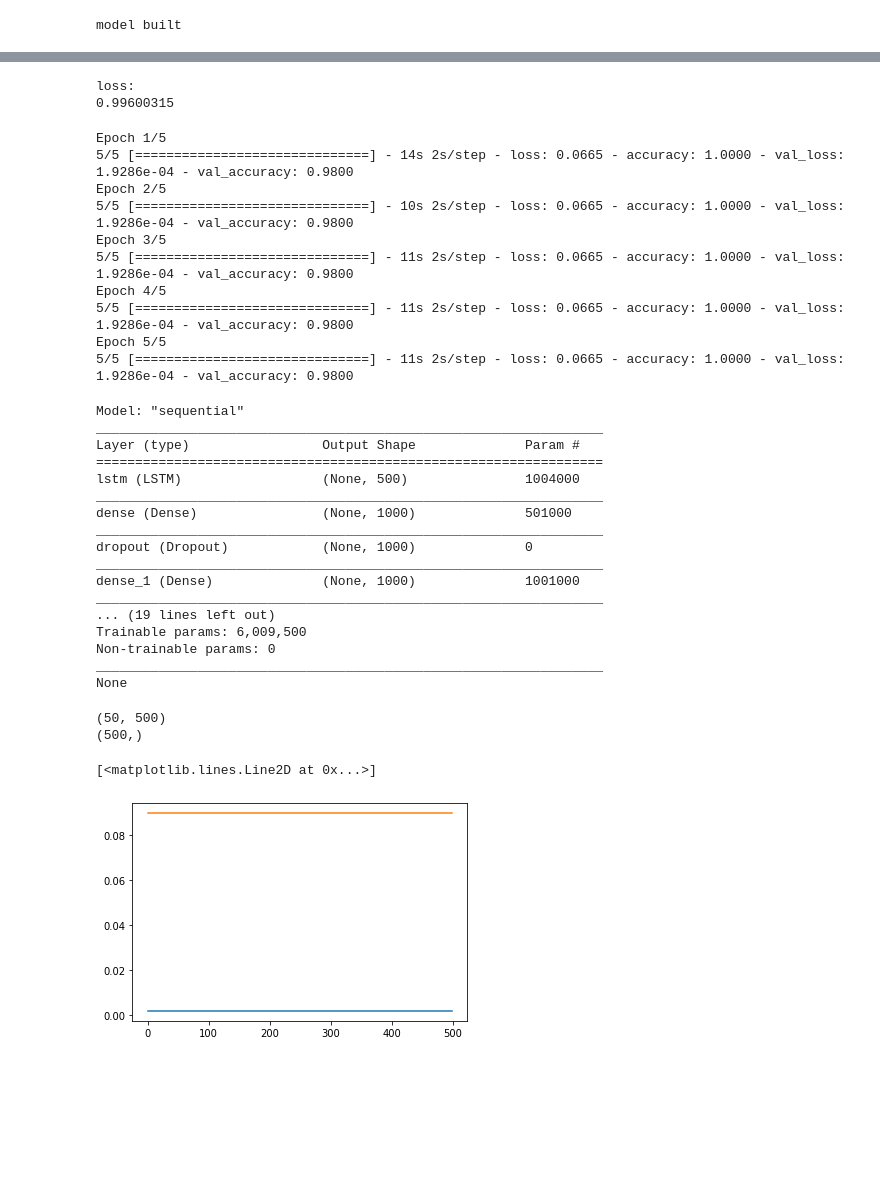
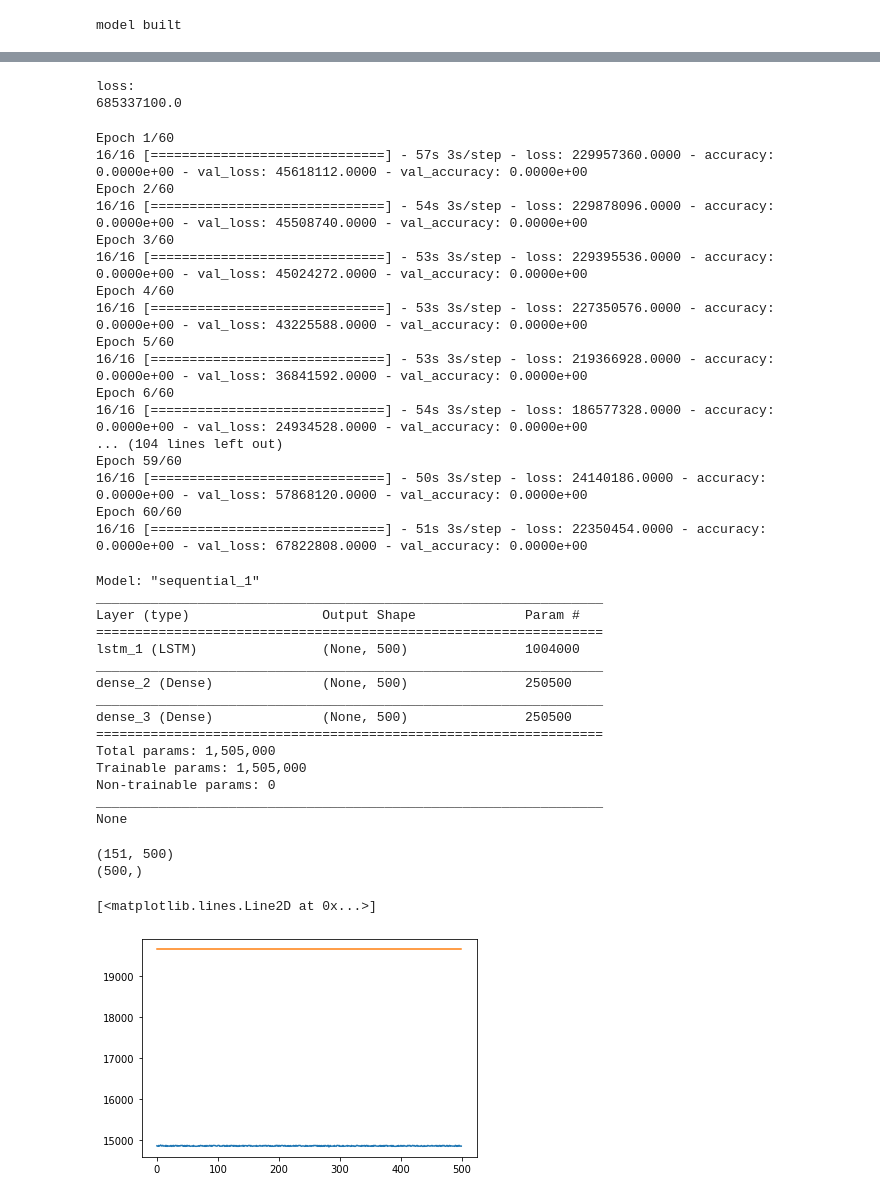
Before and after one commit to Upadhyaya-Group/ml_qubit, a Jupyter notebook: LSTM_mk3.ipynb, the cells around one changed output, grey strips where cells are left out. Cells and saved outputs as stored; diff of their text form; code cells hidden in the pictures; blank space fills up the shorter version.

Commit message:
Updated model and training to paper's specifications

```diff
--- a/LSTM_mk3.ipynb
+++ b/LSTM_mk3.ipynb
@@ -105,22 +105,10 @@ model = tf.keras.models.Sequential()
 model.add(LSTM(training_point_number));
 
 
-model.add(Dense(training_point_number*2,activation='relu'));
-model.add(Dropout(0.2));
-model.add(Dense(training_point_number*2,activation='relu'));
-model.add(Dropout(0.2));
-
-model.add(Dense(training_point_number*2,activation='relu'));
-model.add(Dropout(0.2));
-
-model.add(Dense(training_point_number*2,activation='relu'));
-model.add(Dropout(0.2));
-model.add(ELU(training_point_number*2));
-model.add(Dense(training_point_number*2,activation='relu'));
-model.add(Dropout(0.2));
+model.add(Dense(training_point_number,activation='tanh'));
 
 
-model.add(Dense(training_point_number,activation='softmax'));
+model.add(Dense(training_point_number,activation='exponential'));
 
 
 print("model built");
@@ -165,63 +153,69 @@ shape: (50, 500)
 # get the loss function as a MeanSquaredError loss from tf.keras.losses.
 loss_fn = tf.keras.losses.MeanSquaredError();
 
-
 print("loss:");
 print(loss_fn(y_train[0],predictions[0]).numpy());
 # %% [output]
 loss:
-0.99600315
+685337100.0
 # %%
-opt = tf.keras.optimizers.Adam(learning_rate=1e-3);
+opt = tf.keras.optimizers.Adam(learning_rate=1e-5);
 
 model.compile(loss=loss_fn,optimizer=opt,metrics=['accuracy']);
 # %%
-model.fit(x_train,y_train,epochs=5,validation_data=(x_test,y_test), batch_size=10);
+model.fit(x_train,y_train,epochs=15,validation_data=(x_test,y_test), batch_size=10);
 # %% [output]
-Epoch 1/5
-5/5 [==============================] - 14s 2s/step - loss: 0.0665 - accuracy: 1.0000 - val_loss: 1.9286e-04 - val_accuracy: 0.9800
-Epoch 2/5
-5/5 [==============================] - 10s 2s/step - loss: 0.0665 - accuracy: 1.0000 - val_loss: 1.9286e-04 - val_accuracy: 0.9800
-Epoch 3/5
-5/5 [==============================] - 11s 2s/step - loss: 0.0665 - accuracy: 1.0000 - val_loss: 1.9286e-04 - val_accuracy: 0.9800
-Epoch 4/5
-5/5 [==============================] - 11s 2s/step - loss: 0.0665 - accuracy: 1.0000 - val_loss: 1.9286e-04 - val_accuracy: 0.9800
-Epoch 5/5
-5/5 [==============================] - 11s 2s/step - loss: 0.0665 - accuracy: 1.0000 - val_loss: 1.9286e-04 - val_accuracy: 0.9800
+Epoch 1/60
+16/16 [==============================] - 57s 3s/step - loss: 229957360.0000 - accuracy: 0.0000e+00 - val_loss: 45618112.0000 - val_accuracy: 0.0000e+00
+Epoch 2/60
+16/16 [==============================] - 54s 3s/step - loss: 229878096.0000 - accuracy: 0.0000e+00 - val_loss: 45508740.0000 - val_accuracy: 0.0000e+00
+Epoch 3/60
+16/16 [==============================] - 53s 3s/step - loss: 229395536.0000 - accuracy: 0.0000e+00 - val_loss: 45024272.0000 - val_accuracy: 0.0000e+00
+Epoch 4/60
+16/16 [==============================] - 53s 3s/step - loss: 227350576.0000 - accuracy: 0.0000e+00 - val_loss: 43225588.0000 - val_accuracy: 0.0000e+00
+Epoch 5/60
+16/16 [==============================] - 53s 3s/step - loss: 219366928.0000 - accuracy: 0.0000e+00 - val_loss: 36841592.0000 - val_accuracy: 0.0000e+00
+Epoch 6/60
+16/16 [==============================] - 54s 3s/step - loss: 186577328.0000 - accuracy: 0.0000e+00 - val_loss: 24934528.0000 - val_accuracy: 0.0000e+00
+... (104 lines left out)
+Epoch 59/60
+16/16 [==============================] - 50s 3s/step - loss: 24140186.0000 - accuracy: 0.0000e+00 - val_loss: 57868120.0000 - val_accuracy: 0.0000e+00
+Epoch 60/60
+16/16 [==============================] - 51s 3s/step - loss: 22350454.0000 - accuracy: 0.0000e+00 - val_loss: 67822808.0000 - val_accuracy: 0.0000e+00
 # %%
 
 print(model.summary());
 # %% [output]
-Model: "sequential"
+Model: "sequential_1"
 _________________________________________________________________
 Layer (type)                 Output Shape              Param #
 =================================================================
-lstm (LSTM)                  (None, 500)               1004000
+lstm_1 (LSTM)                (None, 500)               1004000
 _________________________________________________________________
-dense (Dense)                (None, 1000)              501000
+dense_2 (Dense)              (None, 500)               250500
 _________________________________________________________________
-dropout (Dropout)            (None, 1000)              0
-_________________________________________________________________
-dense_1 (Dense)              (None, 1000)              1001000
-_________________________________________________________________
-... (19 lines left out)
-Trainable params: 6,009,500
+dense_3 (Dense)              (None, 500)               250500
+=================================================================
+Total params: 1,505,000
+Trainable params: 1,505,000
 Non-trainable params: 0
 _________________________________________________________________
 None
 # %%
 predictions = model(x_train);
 # %%
-first_graph = predictions[25];
+graphnum = 25;
+
+first_graph = predictions[graphnum];
 print(predictions.shape);
 
 x = np.linspace(0,500,500);
 print(x.shape)
 
 pyplot.plot(first_graph);
-pyplot.plot(y_set[25])
+pyplot.plot(y_set[graphnum])
 # %% [output]
-(50, 500)
+(151, 500)
 (500,)
 [<matplotlib.lines.Line2D at 0x...>]
-[figure, old version]
+[figure, new version]
```
Also changed, not shown: parts of 5 cells of this notebook, 4 other files.
